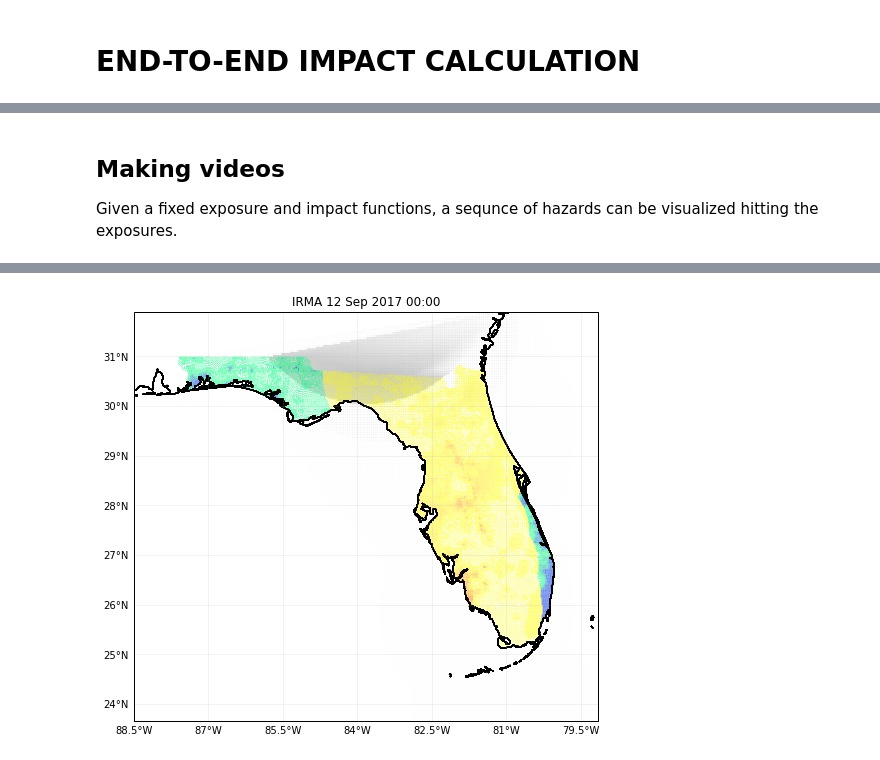
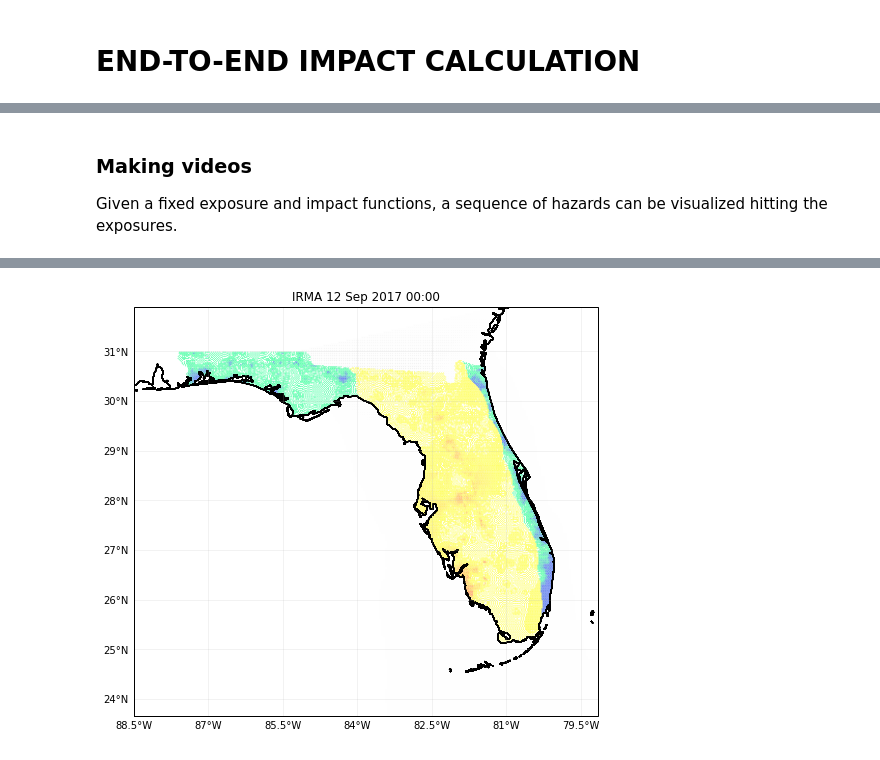
Before and after one commit to emanuel-schmid/climada_python_backup, a Jupyter notebook: doc/tutorial/climada_engine_Impact.ipynb, the cells around one changed output, grey strips where cells are left out. Saved outputs shown, nothing was run; the diff lists cells and outputs as text; code cells hidden in the pictures.

```diff
--- a/doc/tutorial/climada_engine_Impact.ipynb
+++ b/doc/tutorial/climada_engine_Impact.ipynb
@@ -179,7 +501,7 @@ imp_pnt.plot_basemap_eai_exposure(buffer=5000)
 # %% [markdown]
-## Making videos
+### Making videos
 
-Given a fixed exposure and impact functions, a sequnce of hazards can be visualized hitting the exposures.
+Given a fixed exposure and impact functions, a sequence of hazards can be visualized hitting the exposures.
 # %%
 # exposure
 from climada.entity import BlackMarble, add_sea
@@ -198,7 +520,7 @@ ifs_video.check()
 # compute sequence of hazards using TropCyclone video_intensity method
 exp_sea = add_sea(exp_video, (100, 5))
 centr_video = Centroids()
-centr_video.set_lat_lon(exp_sea.gdf.latitude.values, exp_sea.gdf.longitude.values)
+centr_video.set_lat_lon(exp_sea.latitude.values, exp_sea.longitude.values)
 centr_video.check()
 
 track_name = '2017242N16333'
@@ -254 +555 @@ imp_list = imp_video.video_direct_impact(exp_video, ifs_video, tc_list, file_nam
-[figure, old version]
+[figure, new version]
```
Also changed, not shown: parts of 63 cells of this notebook, 4 other files.
